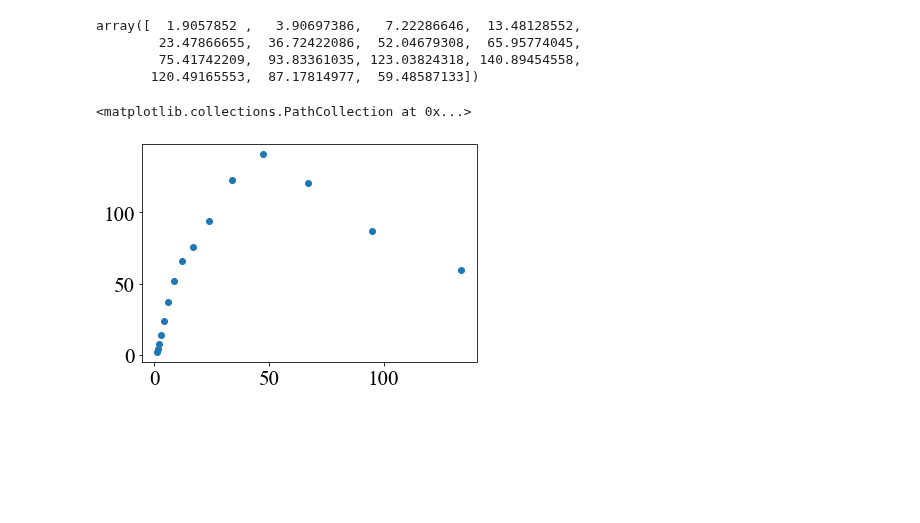
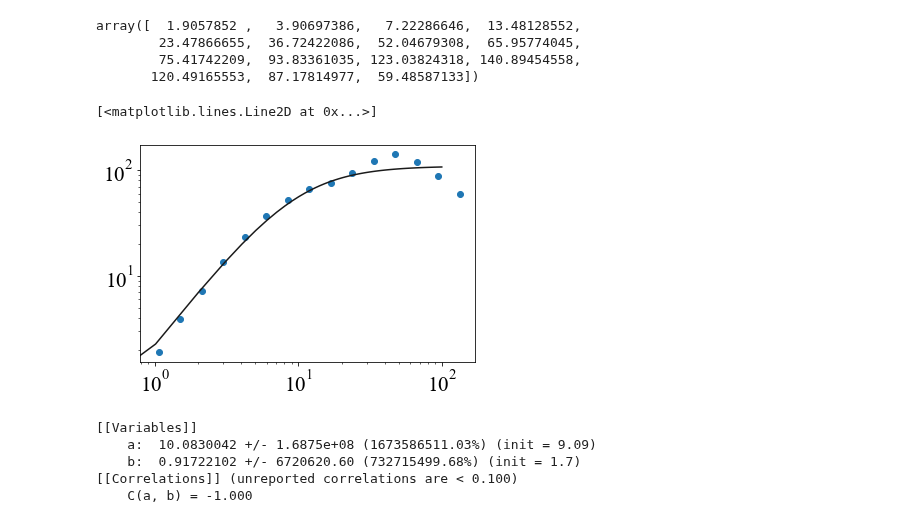
Before and after one commit to will-henney/JavGVastro-PhD, a Jupyter notebook: Confidence_interval.ipynb, the cells around one changed output. Cells and saved outputs as stored; diff of their text form; code cells hidden in the pictures; blank space fills up the shorter version.

```diff
--- a/Confidence_interval.ipynb
+++ b/Confidence_interval.ipynb
@@ -155,11 +155,30 @@ array([  1.9057852 ,   3.90697386,   7.22286646,  13.48128552,
-# %%
-plt.scatter(r,B)
-# %% [output]
-<matplotlib.collections.PathCollection at 0x...>
-[figure, removed]
+# %%
+plt.scatter(r,B)
+
+
+lo=9.74
+n=1.7
+xx=np.linspace(0,100,100)
+c=1/(1+(xx/lo)**n)
+yy=2*(1-c)*sig2
+
+plt.loglog(xx,yy,color='k', linestyle='-')
+# %% [output]
+[<matplotlib.lines.Line2D at 0x...>]
+[figure, added]
 # %%
 pars = lmfit.Parameters()
 pars.add_many(('a', 9.09), ('b', 1.7))
 def residual(p):
     C=1.0 / (1.0 + (r/(p['a'])**p['b']))
     return 2.0*sig2*(1 - C)- B
+# %%
+mini = lmfit.Minimizer(residual, pars)
+result = mini.minimize()
+print(lmfit.fit_report(result.params))
+# %% [output]
+[[Variables]]
+    a:  10.0830042 +/- 1.6875e+08 (1673586511.03%) (init = 9.09)
+    b:  0.91722102 +/- 6720620.60 (732715499.68%) (init = 1.7)
+[[Correlations]] (unreported correlations are < 0.100)
+    C(a, b) = -1.000
```
Also changed, not shown: parts of 5 cells of this notebook.
